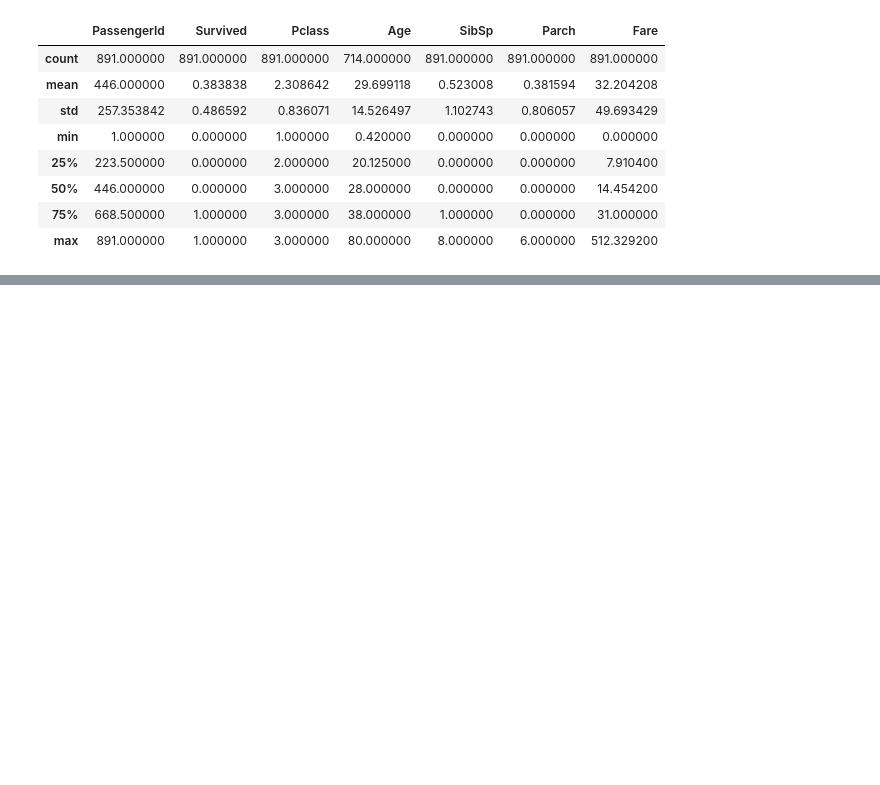
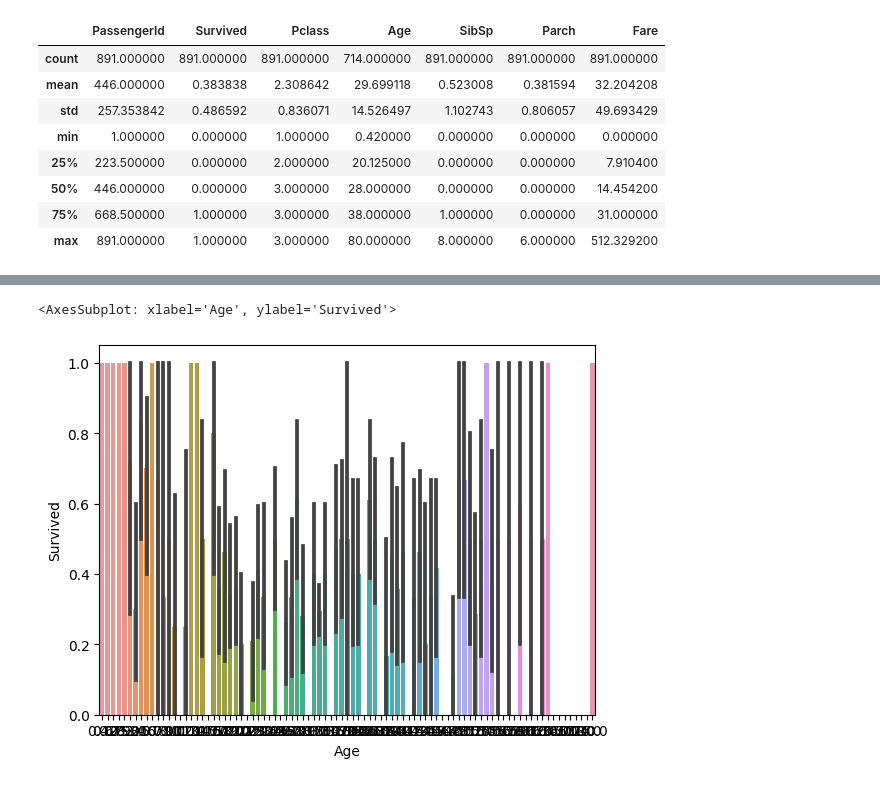
Before and after one commit to jjongseon/sessac, a Jupyter notebook: titanic/titanic.ipynb, the cells around one changed output, grey strips where cells are left out. Saved outputs shown, nothing was run; the diff lists cells and outputs as text; code cells hidden in the pictures; blank space fills up the shorter version.

```diff
--- a/titanic/titanic.ipynb
+++ b/titanic/titanic.ipynb
@@ -48,0 +113,5 @@ titanic_df.describe()
+# %%
+sns.barplot(x='Age',y='Survived',data=titanic_df)
+# %% [output]
+<AxesSubplot: xlabel='Age', ylabel='Survived'>
+[figure, added]
```
Also changed, not shown: parts of 17 cells of this notebook.
